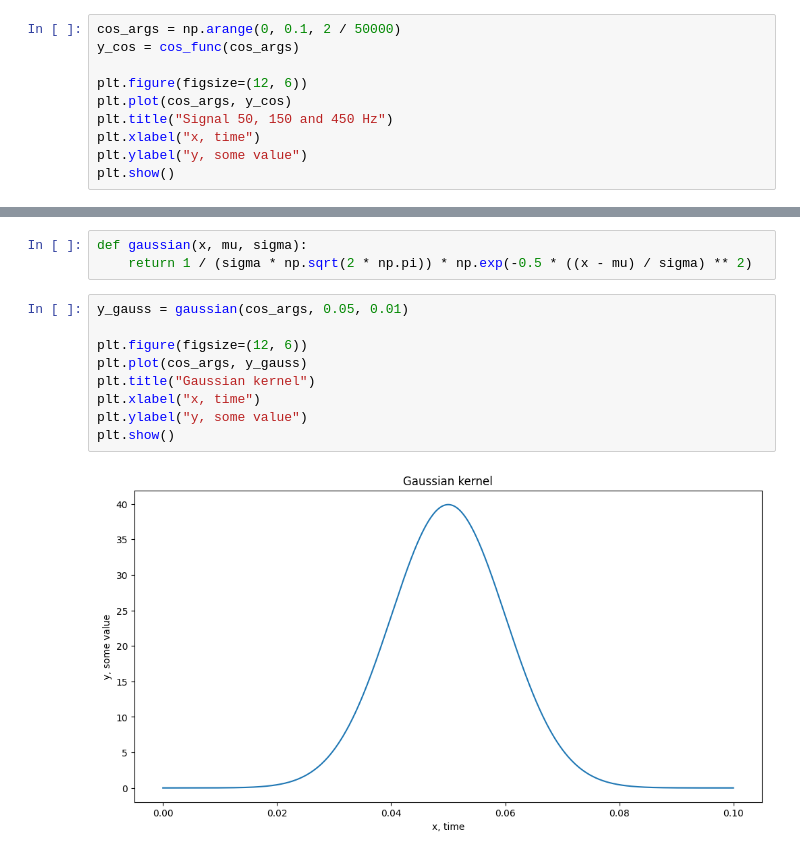
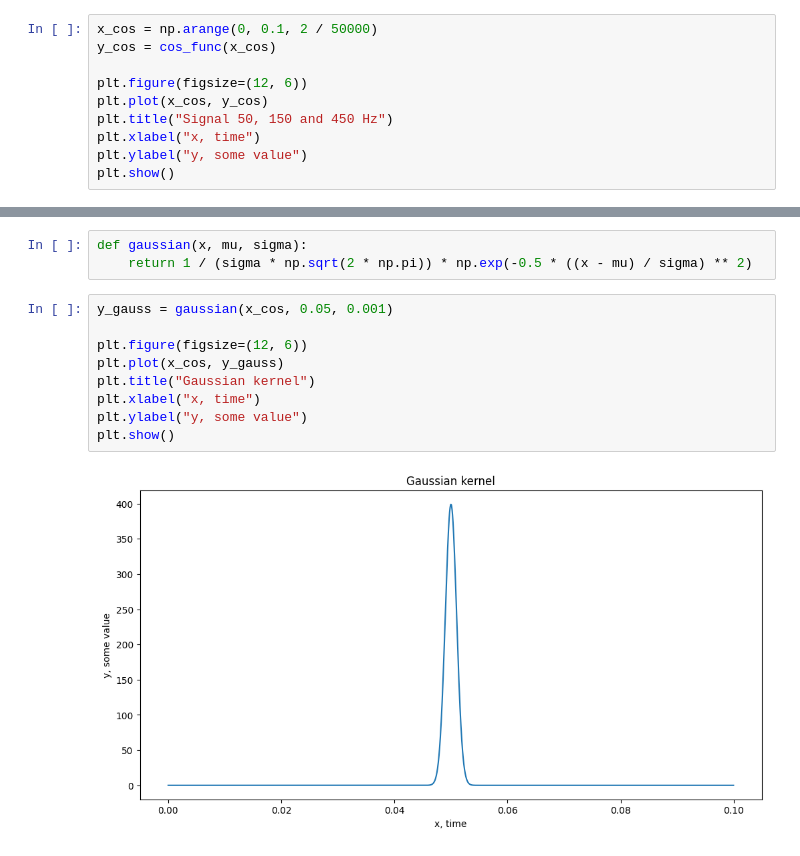
Before and after one commit to pimonov-student/another_digital_signal, a Jupyter notebook: lab_five.ipynb, the cells around one changed output, grey strips where cells are left out. Saved outputs shown, nothing was run; the diff lists cells and outputs as text.

```diff
--- a/lab_five.ipynb
+++ b/lab_five.ipynb
@@ -132,9 +130,9 @@ def cos_func(x):
 # %%
-cos_args = np.arange(0, 0.1, 2 / 50000)
-y_cos = cos_func(cos_args)
+x_cos = np.arange(0, 0.1, 2 / 50000)
+y_cos = cos_func(x_cos)
 
 plt.figure(figsize=(12, 6))
-plt.plot(cos_args, y_cos)
+plt.plot(x_cos, y_cos)
 plt.title("Signal 50, 150 and 450 Hz")
 plt.xlabel("x, time")
 plt.ylabel("y, some value")
@@ -145,13 +156,13 @@ plt.show()
 def gaussian(x, mu, sigma):
     return 1 / (sigma * np.sqrt(2 * np.pi)) * np.exp(-0.5 * ((x - mu) / sigma) ** 2)
 # %%
-y_gauss = gaussian(cos_args, 0.05, 0.01)
+y_gauss = gaussian(x_cos, 0.05, 0.001)
 
 plt.figure(figsize=(12, 6))
-plt.plot(cos_args, y_gauss)
+plt.plot(x_cos, y_gauss)
 plt.title("Gaussian kernel")
 plt.xlabel("x, time")
 plt.ylabel("y, some value")
 plt.show()
 # %% [output]
-[figure, old version]
+[figure, new version]
```
Also changed, not shown: parts of 12 cells of this notebook.
